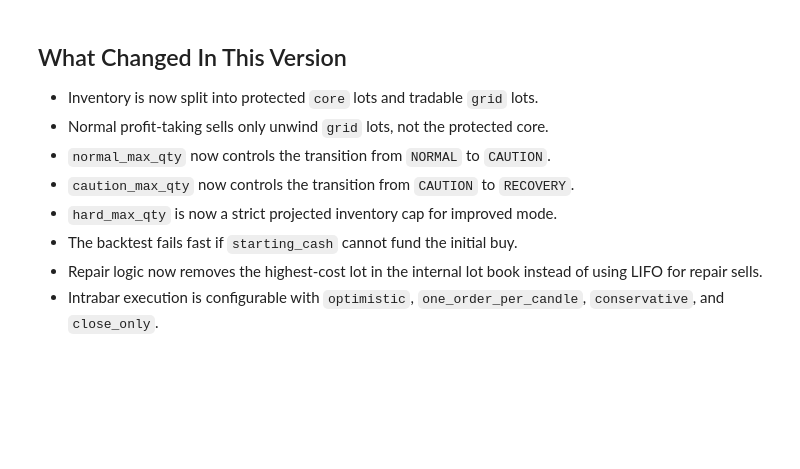
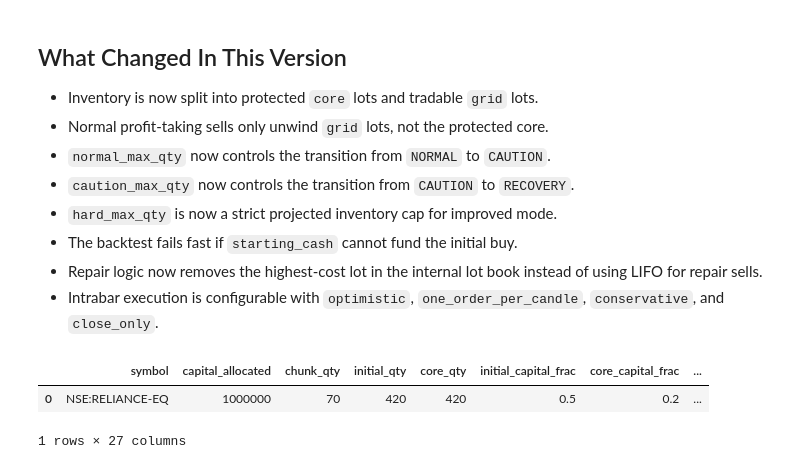
Before and after one commit to gargrahul2008/trading_bot, a Jupyter notebook: notebooks/grid_strategy_backtester.ipynb, the cells around one changed output. Saved outputs shown, nothing was run; the diff lists cells and outputs as text; code cells hidden in the pictures; blank space fills up the shorter version.

```diff
--- a/notebooks/grid_strategy_backtester.ipynb
+++ b/notebooks/grid_strategy_backtester.ipynb
@@ -50,40 +50,45 @@ from grid_strategy_backtester import (
 
 symbol = "NSE:RELIANCE-EQ"
 start = "2024-01-01"
-end = "2024-01-31"
+end = "2026-01-31"
 provider = "fyers"          # fyers | yfinance | yf | yahoo
 resolution = "1"            # FYERS: 1, 5, 15, D | yfinance: 1 => 1m
 starting_cash = None         # Leave None when using capital_allocated-based capping
 output_prefix = None
 
 cfg = BacktestConfig(
     symbol=symbol,
     capital_allocated=1_000_000,
-    initial_capital_frac=0.40,
+    initial_capital_frac=0.50,
     core_capital_frac=0.20,
-    chunk_capital_frac=0.07,
+    chunk_capital_frac=0.03,
     normal_capital_frac=0.50,
     caution_capital_frac=0.75,
     hard_capital_frac=0.95,
     chunk_qty=70,  # Fallback when chunk_capital/chunk_capital_frac is not set
     initial_qty=420,  # Fallback when initial_capital_frac is not set
     core_qty=420,  # Fallback when core_capital_frac is not set
     grid_pct=0.005,
     min_profit_pct=0.006,
     fee_per_share=0.0,
     mtf_interest_annual=0.0,
     mtf_leverage=3.0,
+    runway_pct=0.05,
     normal_max_qty=560,
     caution_max_qty=840,
     hard_max_qty=1050,
     recovery_extra_sell_qty=70,
     allow_repair=False,
     repair_profit_fraction=0.50,
     use_intrabar=True,
     intrabar_mode="conservative",  # optimistic | one_order_per_candle | conservative | close_only
 )
 
 display(pd.DataFrame([asdict(cfg)]))
+# %% [output]
+|  | symbol | capital_allocated | chunk_qty | initial_qty | core_qty | initial_capital_frac | core_capital_frac | ... |
+| 0 | NSE:RELIANCE-EQ | 1000000 | 70 | 420 | 420 | 0.5 | 0.2 | ... |
+1 rows × 27 columns
 # %%
 result = compare_baseline_vs_improved_dynamic(
     symbol=symbol,
```
Also changed, not shown: parts of 4 cells of this notebook, 4 other files.
